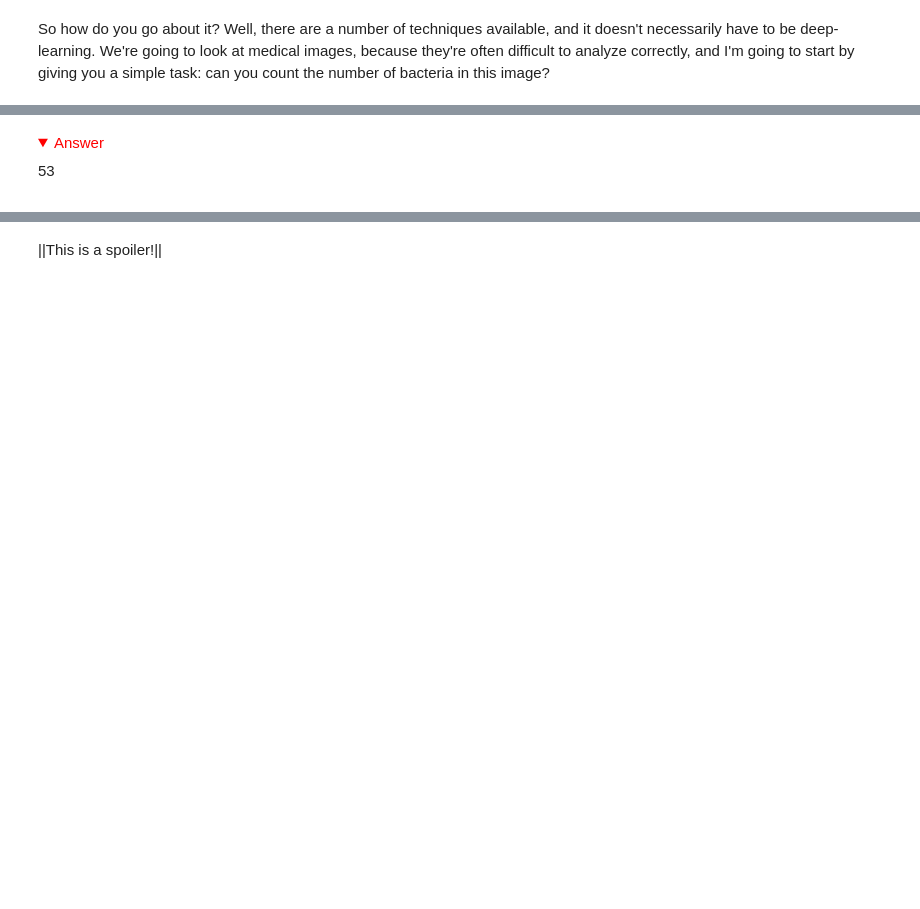
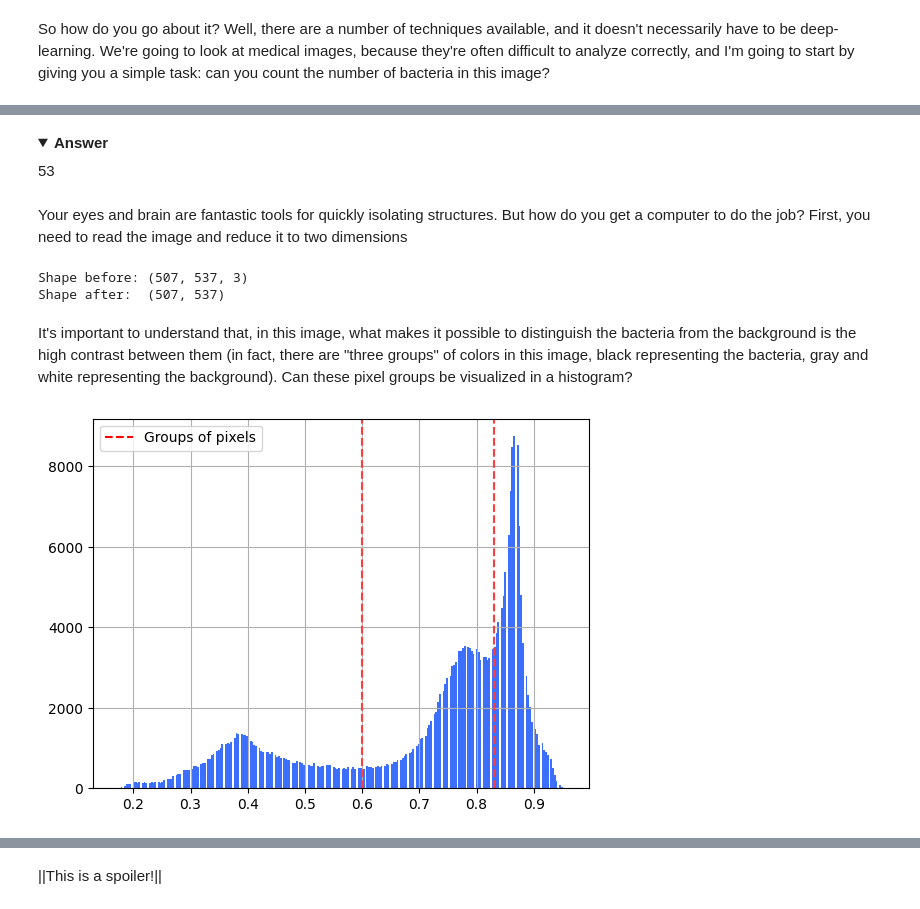
Before and after one commit to ydepledt/u_net, a Jupyter notebook: u_net.ipynb, the cells around one changed output, grey strips where cells are left out. Drawn from its saved outputs; the diff is of its cells as text; code cells hidden in the pictures; folded sections open; blank space fills up the shorter version.

```diff
--- a/u_net.ipynb
+++ b/u_net.ipynb
@@ -34,8 +33,50 @@ So how do you go about it? Well, there are a number of techniques available, and
   [Image 1 Source](https://www.google.com/url?sa=i&url=https%3A%2F%2Fwww.fbioyf.unr.edu.ar%2Fevirtual%2Fmod%2Fresource%2Fview.php%3Fid%3D6917&psig=AOvVaw0hPUnk2E44hUssIgVC6Ohi&ust=1705932070552000&source=images&cd=vfe&opi=89978449&ved=0CBQQjhxqFwoTCKjVkubR7oMDFQAAAAAdAAAAABAJ)
 </div>
 # %% [markdown]
-<details>
-  <summary style="color: red; cursor: pointer;">Answer</summary>
-
-  53
+<details class="alert alert-warning">
+    <summary markdown="span"><b>Answer</b></summary>
+    53
 </details>
+# %% [markdown]
+Your eyes and brain are fantastic tools for quickly isolating structures. But how do you get a computer to do the job? First, you need to read the image and reduce it to two dimensions
+# %%
+import matplotlib.pyplot as plt
+import numpy as np
+
+COLORS = {'BLUE': '#3D6FFF',
+          'RED': '#FF3D3D',
+          'ORANGE': '#FF8E35',
+          'PURPLE': '#BB58FF',
+          'GREEN': '#32CD32',
+          'YELLOW': '#F9DB00',
+          'PINK': '#FFC0CB',
+          'BROWN': '#8B4513',
+          'CYAN': '#00FFFF',
+}
+
+image = plt.imread('img/bacteria.png')
+shape_before = image.shape
+image = image[:,:,0]
+
+print(f"Shape before: {shape_before}")
+print(f"Shape after:  {image.shape}")
+# %% [output]
+Shape before: (507, 537, 3)
+Shape after:  (507, 537)
+# %% [markdown]
+It's important to understand that, in this image, what makes it possible to distinguish the bacteria from the background is the high contrast between them (in fact, there are "three groups" of colors in this image, black representing the bacteria, gray and white representing the background). Can these pixel groups be visualized in a histogram?
+# %%
+image_2 = np.copy(image)
+
+plt.hist(image_2.ravel(), bins=255, color=COLORS['BLUE'])
+
+plt.axvline(x=0.6, linestyle='--', color=COLORS['RED'])
+plt.axvline(x=0.83, linestyle='--', color=COLORS['RED'])
+
+red_legend = plt.Line2D([0], [0], color='red', linestyle='--', label='Groups of pixels')
+plt.legend(handles=[red_legend])
+
+plt.grid()
+plt.show()
+# %% [output]
+[figure, added]
```
Also changed, not shown: parts of 8 cells of this notebook, 3 other files.
